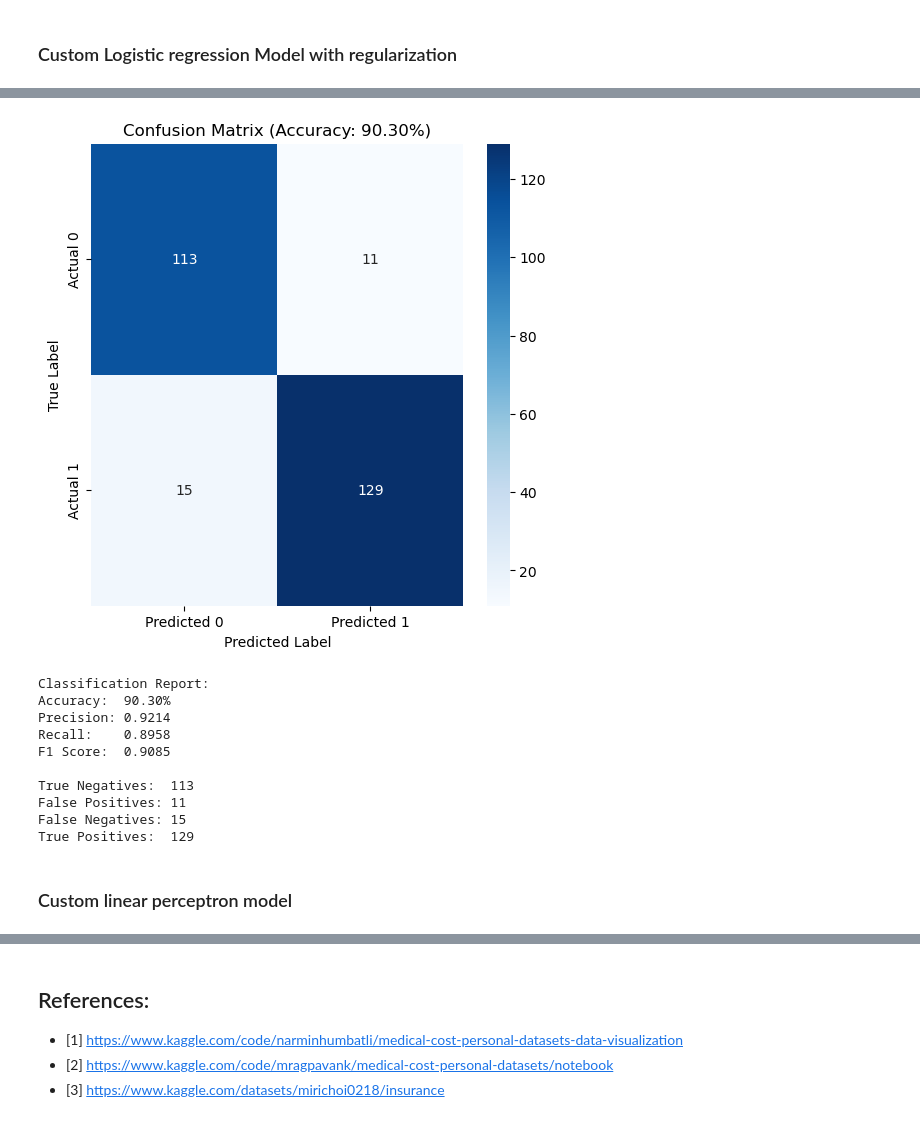
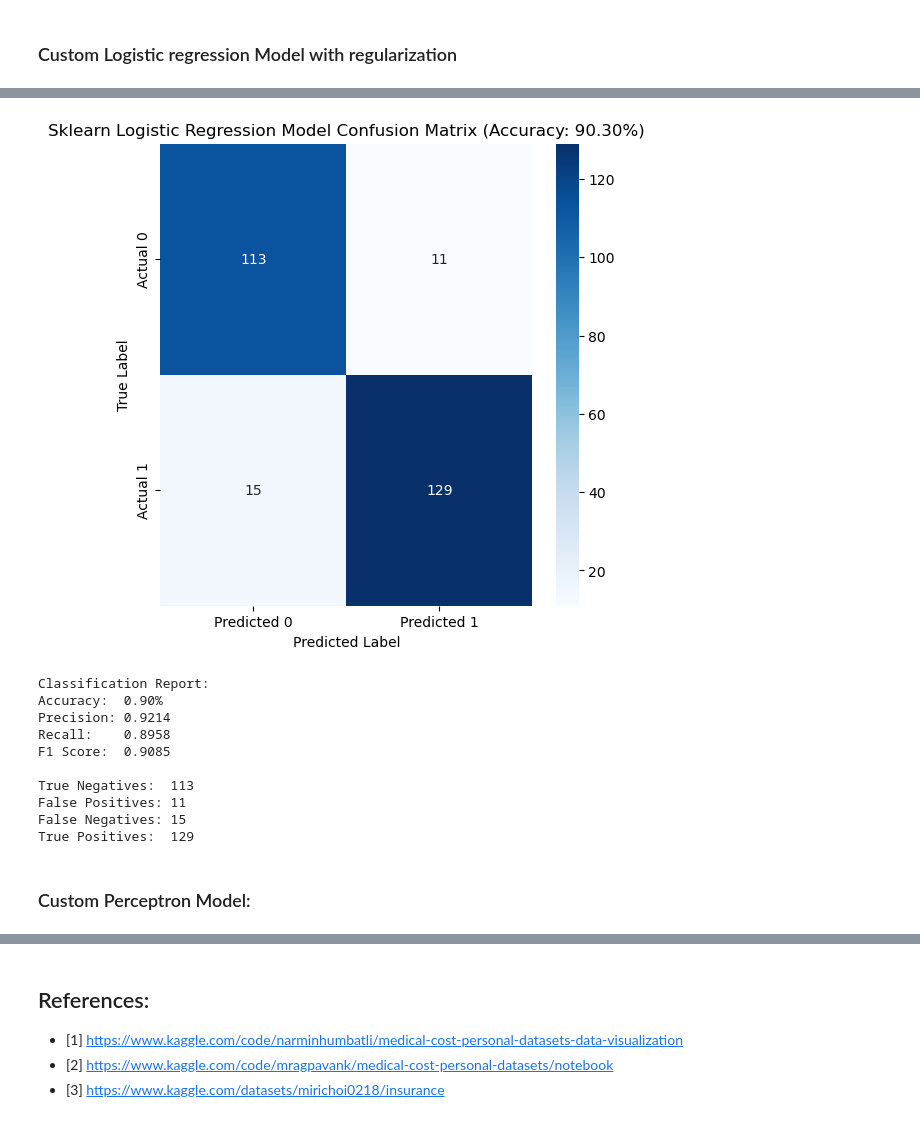
Before and after one commit to ZohoorAlmalkiUQU/Machine-_Learning_HWs, a Jupyter notebook: 446_ML_ClassificationAssignmen.ipynb, the cells around one changed output, grey strips where cells are left out. Cells and saved outputs as stored; diff of their text form; code cells hidden in the pictures.

```diff
--- a/446_ML_ClassificationAssignmen.ipynb
+++ b/446_ML_ClassificationAssignmen.ipynb
@@ -577,37 +640,37 @@ from sklearn.metrics import confusion_matrix, accuracy_score, precision_score, r
 import seaborn as sns
 import matplotlib.pyplot as plt
 
 
 y_pred_sl_lr =  sl_lr.predict(X_test_b)
 cm_sl_lr = confusion_matrix(y_test, sl_lr.predict(X_test_b))
 
 # 5. Plot confusion matrix
 plt.figure(figsize=(6, 6))
 sns.heatmap(cm_sl_lr, annot=True, fmt='d', cmap='Blues',
             xticklabels=['Predicted 0', 'Predicted 1'],
             yticklabels=['Actual 0', 'Actual 1'])
 plt.ylabel('True Label')
 plt.xlabel('Predicted Label')
-plt.title(f'Confusion Matrix (Accuracy: {acc_sl_lr:.2f}%)')
+plt.title(f'Sklearn Logistic Regression Model Confusion Matrix (Accuracy: {acc_sl_lr*100:.2f}%)')
 plt.show()
 
 # 6. Print classification metrics
 print('\nClassification Report:')
 print(f"Accuracy:  {acc_sl_lr:.2f}%")
 print(f"Precision: {precision_score(y_test, y_pred_sl_lr):.4f}")
 print(f"Recall:    {recall_score(y_test, y_pred_sl_lr):.4f}")
 print(f"F1 Score:  {f1_score(y_test, y_pred_sl_lr):.4f}")
 
 # 7. Optional: Show raw confusion matrix values
 tn, fp, fn, tp = cm_sl_lr.ravel()
 print(f"\nTrue Negatives:  {tn}")
 print(f"False Positives: {fp}")
 print(f"False Negatives: {fn}")
 print(f"True Positives:  {tp}")
 # %% [output]
-[figure, old version]
+[figure, new version]
 Classification Report:
-Accuracy:  90.30%
+Accuracy:  0.90%
 Precision: 0.9214
 Recall:    0.8958
 F1 Score:  0.9085
@@ -616,8 +679,8 @@ True Negatives:  113
 False Positives: 11
 False Negatives: 15
 True Positives:  129
-# %% [markdown]
-### Custom linear perceptron model
+# %% [markdown]
+### Custom Perceptron Model:
 # %%
 # i add this to change the target 'charges' to [1,-1]
 y_p_train = y_train.apply(lambda i: 1 if i >= np.median(y) else -1 )
```
Also changed, not shown: parts of 29 cells of this notebook.
